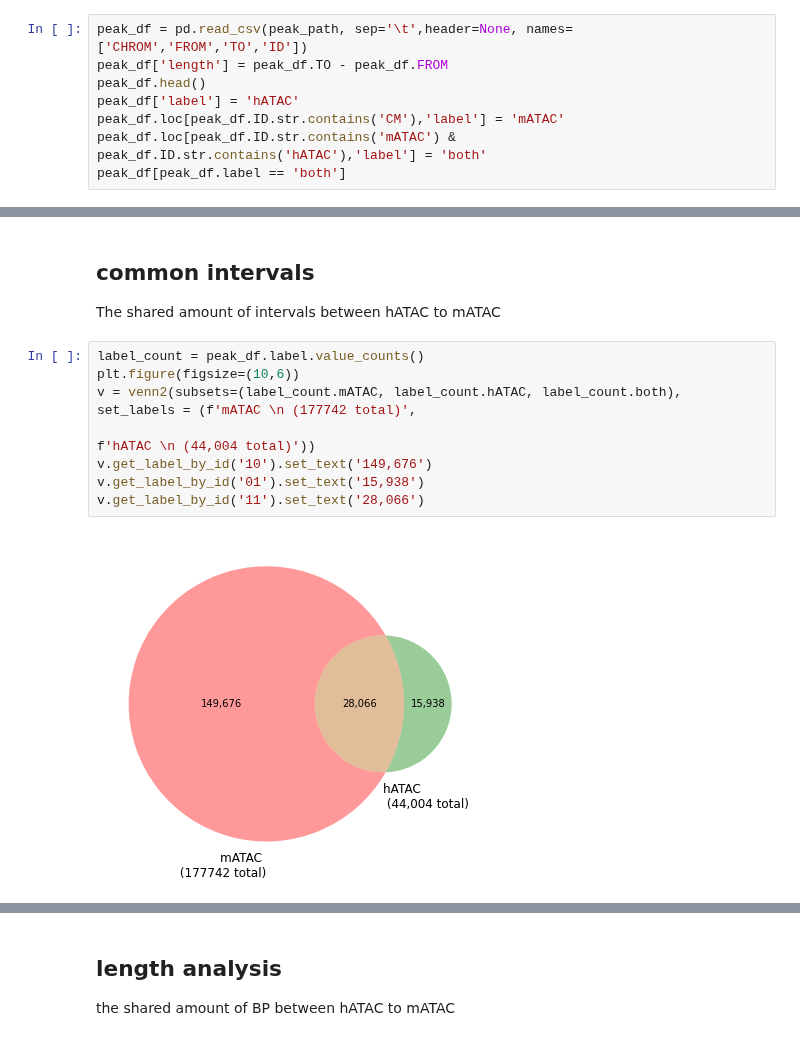
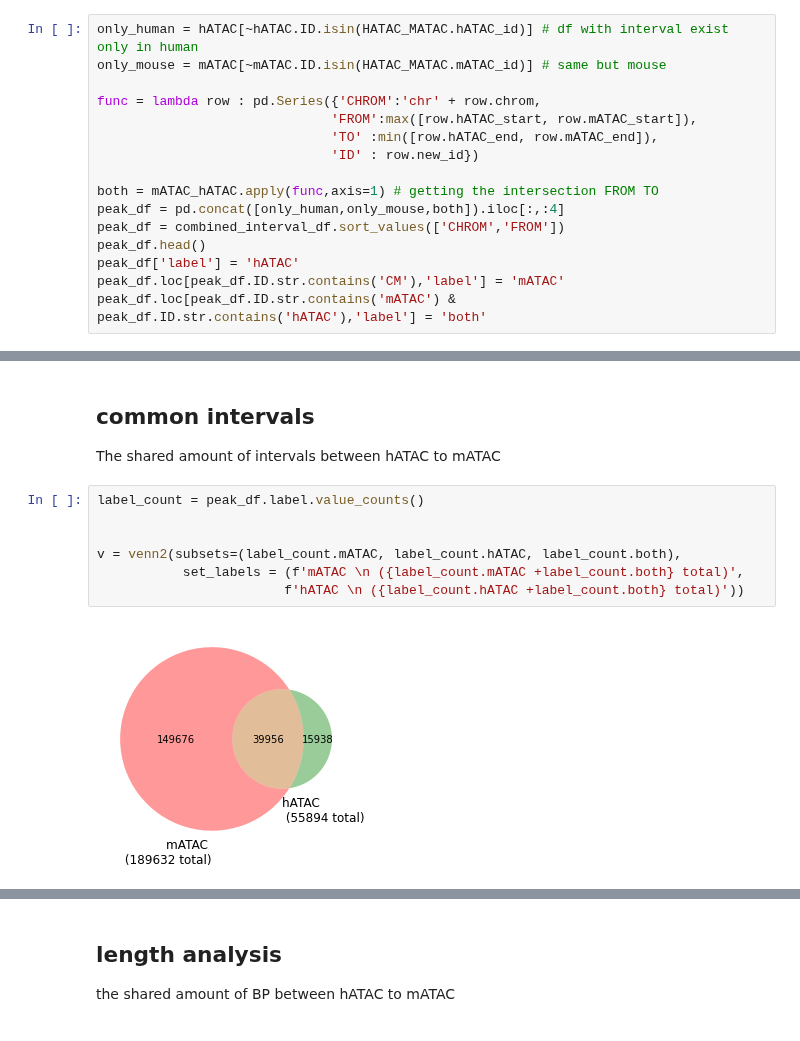
Before and after one commit to Toozig/gnomAD_df_class, a Jupyter notebook: interval_analysis.ipynb, the cells around one changed output, grey strips where cells are left out. Cells and saved outputs as stored; diff of their text form.

Commit message:
updated the interval analysis

```diff
--- a/interval_analysis.ipynb
+++ b/interval_analysis.ipynb
@@ -19,10 +21,18 @@ Table of content :
 
 ## pre-procesing the data
 # %%
-peak_df = pd.read_csv(peak_path, sep='\t',header=None, names=['CHROM','FROM','TO','ID'])
-peak_df['length'] = peak_df.TO - peak_df.FROM
+only_human = hATAC[~hATAC.ID.isin(HATAC_MATAC.hATAC_id)] # df with interval exist only in human
+only_mouse = mATAC[~mATAC.ID.isin(HATAC_MATAC.mATAC_id)] # same but mouse
+
+func = lambda row : pd.Series({'CHROM':'chr' + row.chrom,
+                              'FROM':max([row.hATAC_start, row.mATAC_start]),
+                              'TO' :min([row.hATAC_end, row.mATAC_end]),
+                              'ID' : row.new_id})
+
+both = mATAC_hATAC.apply(func,axis=1) # getting the intersection FROM TO
+peak_df = pd.concat([only_human,only_mouse,both]).iloc[:,:4]
+peak_df = combined_interval_df.sort_values(['CHROM','FROM'])
 peak_df.head()
 peak_df['label'] = 'hATAC'
 peak_df.loc[peak_df.ID.str.contains('CM'),'label'] = 'mATAC'
 peak_df.loc[peak_df.ID.str.contains('mATAC') & peak_df.ID.str.contains('hATAC'),'label'] = 'both'
-peak_df[peak_df.label == 'both']
@@ -45,11 +41,10 @@ peak_df[peak_df.label == 'both']
 The shared amount of intervals between hATAC to mATAC
 # %%
 label_count = peak_df.label.value_counts()
-plt.figure(figsize=(10,6))
-v = venn2(subsets=(label_count.mATAC, label_count.hATAC, label_count.both), set_labels = (f'mATAC \n (177742 total)',
-                                                                                          f'hATAC \n (44,004 total)'))
-v.get_label_by_id('10').set_text('149,676')
-v.get_label_by_id('01').set_text('15,938')
-v.get_label_by_id('11').set_text('28,066')
+
+
+v = venn2(subsets=(label_count.mATAC, label_count.hATAC, label_count.both),
+           set_labels = (f'mATAC \n ({label_count.mATAC +label_count.both} total)',
+                        f'hATAC \n ({label_count.hATAC +label_count.both} total)'))
 # %% [output]
-[figure, old version]
+[figure, new version]
```
Also changed, not shown: parts of 7 cells of this notebook.
